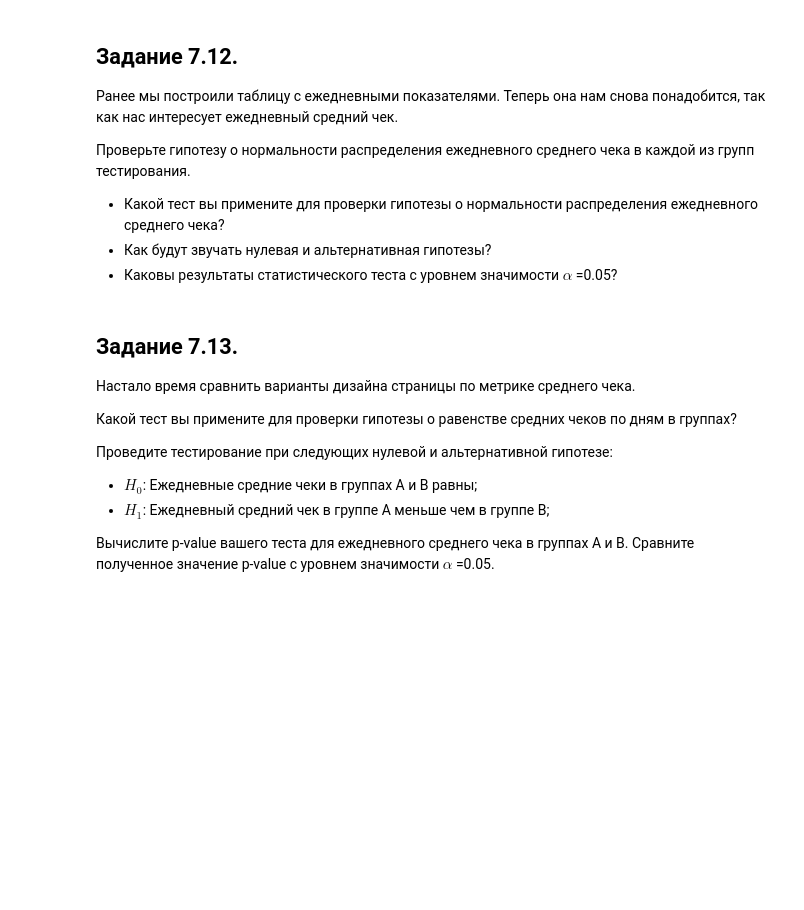
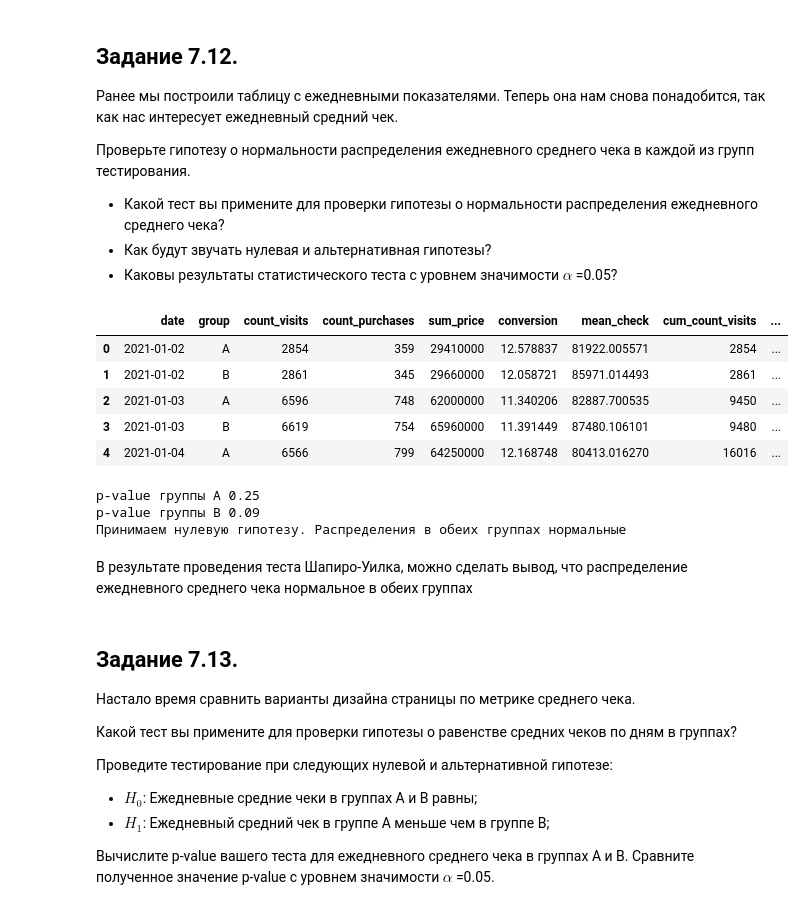
Before and after one commit to Nadarsa/sf_data_science, a Jupyter notebook: Template_EDA_5.ipynb, the cells around one changed output. Cells and saved outputs as stored; diff of their text form; code cells hidden in the pictures; blank space fills up the shorter version.

```diff
--- a/Template_EDA_5.ipynb
+++ b/Template_EDA_5.ipynb
@@ -309,7 +443,39 @@ Text(0.5, 1.0, 'Тепловая карта покупательской спо
 * Как будут звучать нулевая и альтернативная гипотезы?
 * Каковы результаты статистического теста с уровнем значимости $\alpha$ =0.05?
 # %%
-# ваш код здесь
+daily_data.head()
+# %% [output]
+|  | date | group | count_visits | count_purchases | sum_price | conversion | mean_check | cum_count_visits | ... |
+| 0 | 2021-01-02 | A | 2854 | 359 | 29410000 | 12.578837 | 81922.005571 | 2854 | ... |
+| 1 | 2021-01-02 | B | 2861 | 345 | 29660000 | 12.058721 | 85971.014493 | 2861 | ... |
+| 2 | 2021-01-03 | A | 6596 | 748 | 62000000 | 11.340206 | 82887.700535 | 9450 | ... |
+| 3 | 2021-01-03 | B | 6619 | 754 | 65960000 | 11.391449 | 87480.106101 | 9480 | ... |
+| 4 | 2021-01-04 | A | 6566 | 799 | 64250000 | 12.168748 | 80413.016270 | 16016 | ... |
+# %%
+daily_data_a = daily_data[daily_data['group'] == 'A']
+daily_data_b = daily_data[daily_data['group'] == 'B']
+
+# нулевая и альтернативная гипотезы
+H0 = 'Распределения в обеих группах нормальные'
+H1 = 'Распределение в одной или обеих группах отлично от нормального'
+alpha = 0.05 # уровень значимости
+# вычисляем результат теста Шапиро-Уилка для выборок
+shapiro_result_a = shapiro(daily_data_a['mean_check'])
+shapiro_result_b = shapiro(daily_data_b['mean_check'])
+print('p-value группы А', round(shapiro_result_a.pvalue, 2))
+print('p-value группы B', round(shapiro_result_b.pvalue, 2))
+# сравниваем полученное p-value с уровнем значимости
+if shapiro_result_a.pvalue < alpha or shapiro_result_b.pvalue < alpha:
+    print("Отвергаем нулевую гипотезу. {}".format(H0))
+    print("Альтернативная гипотеза. H1: {}".format(H1))
+else:
+    print("Принимаем нулевую гипотезу. {}".format(H0))
+# %% [output]
+p-value группы А 0.25
+p-value группы B 0.09
+Принимаем нулевую гипотезу. Распределения в обеих группах нормальные
+# %% [markdown]
+В результате проведения теста Шапиро-Уилка, можно сделать вывод, что распределение ежедневного среднего чека нормальное в обеих группах
 # %% [markdown]
 ## **Задание 7.13.**
 Настало время сравнить варианты дизайна страницы по метрике среднего чека.
```
Also changed, not shown: parts of 20 cells of this notebook.
